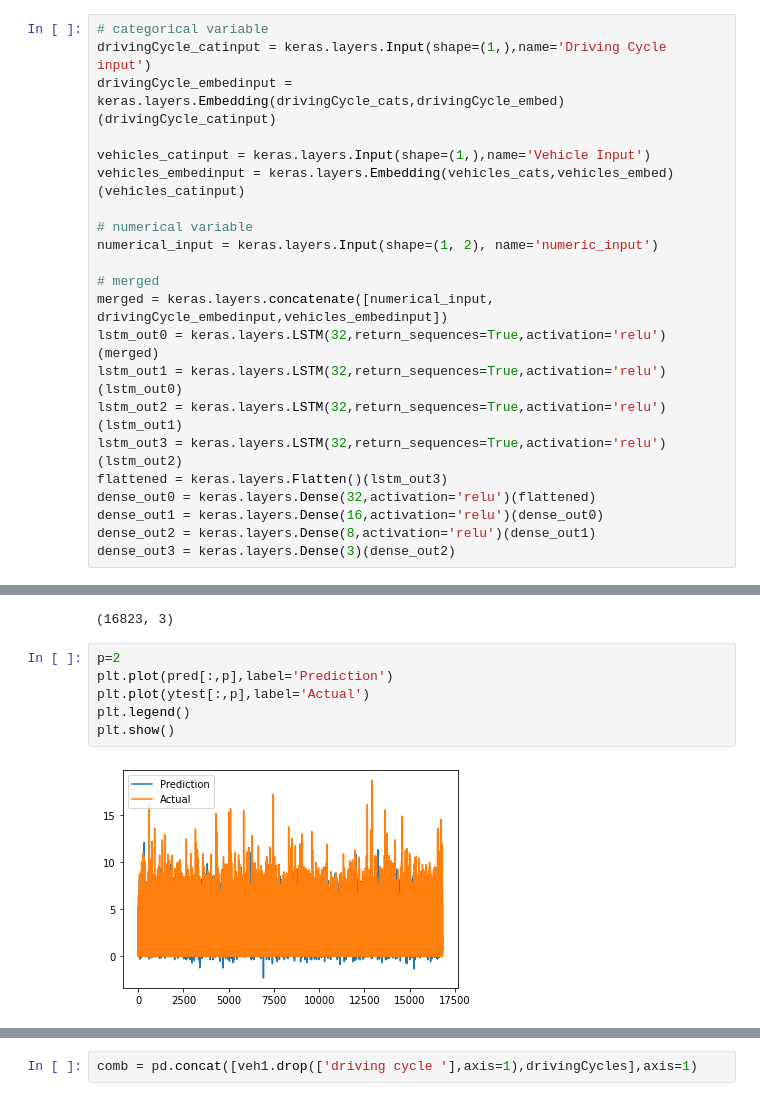
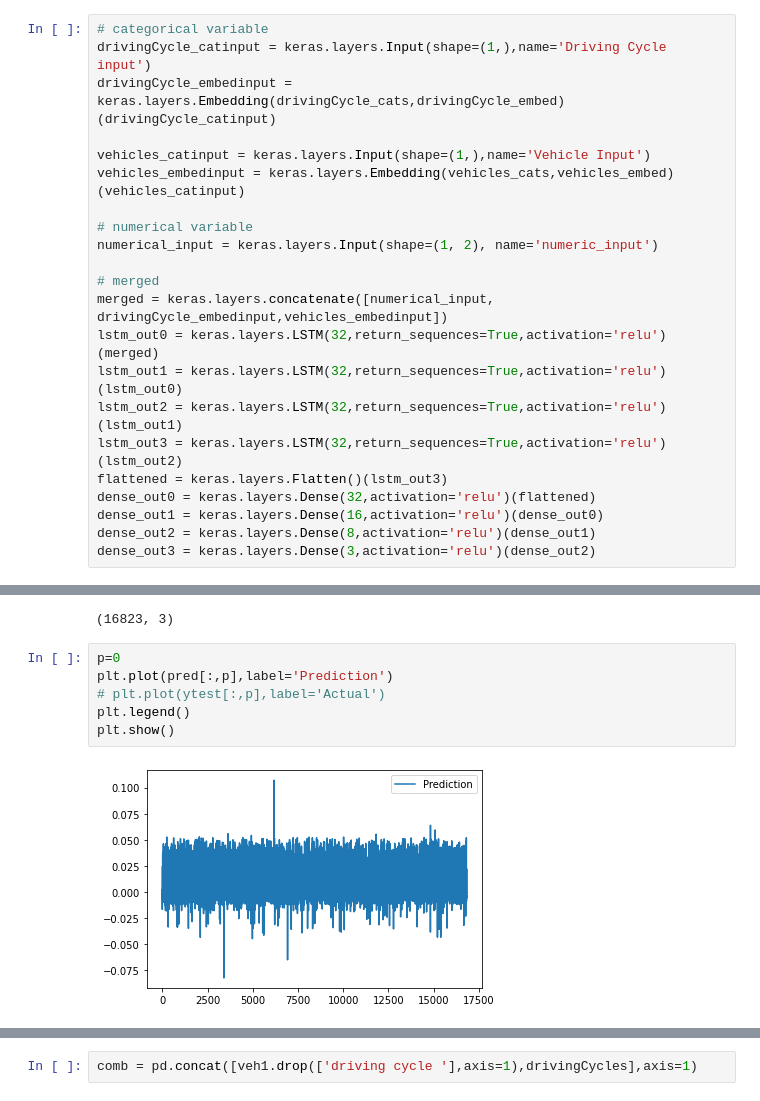
Before and after one commit to msaad1311/TfL-Dataset, a Jupyter notebook: src/EDA.ipynb, the cells around one changed output, grey strips where cells are left out. Saved outputs shown, nothing was run; the diff lists cells and outputs as text.

```diff
--- a/src/EDA.ipynb
+++ b/src/EDA.ipynb
@@ -492,7 +492,7 @@ flattened = keras.layers.Flatten()(lstm_out3)
 dense_out0 = keras.layers.Dense(32,activation='relu')(flattened)
 dense_out1 = keras.layers.Dense(16,activation='relu')(dense_out0)
 dense_out2 = keras.layers.Dense(8,activation='relu')(dense_out1)
-dense_out3 = keras.layers.Dense(3)(dense_out2)
+dense_out3 = keras.layers.Dense(3,activation='relu')(dense_out2)
 # %%
 model = keras.Model([numerical_input, drivingCycle_catinput,vehicles_catinput], dense_out3)
 model.summary()
@@ -550,13 +550,13 @@ print(pred.shape)
 # %% [output]
 (16823, 3)
 # %%
-p=2
+p=0
 plt.plot(pred[:,p],label='Prediction')
-plt.plot(ytest[:,p],label='Actual')
+# plt.plot(ytest[:,p],label='Actual')
 plt.legend()
 plt.show()
 # %% [output]
-[figure, old version]
+[figure, new version]
 # %%
 for i in range(0,3):
     print(f'for {i} RMSE is {math.sqrt(mse(ytest[:,i],pred[:,i]))*1000} and R2 is {r2_score(ytest[:,i],pred[:,i])*100}')
```
Also changed, not shown: parts of 3 cells of this notebook.
